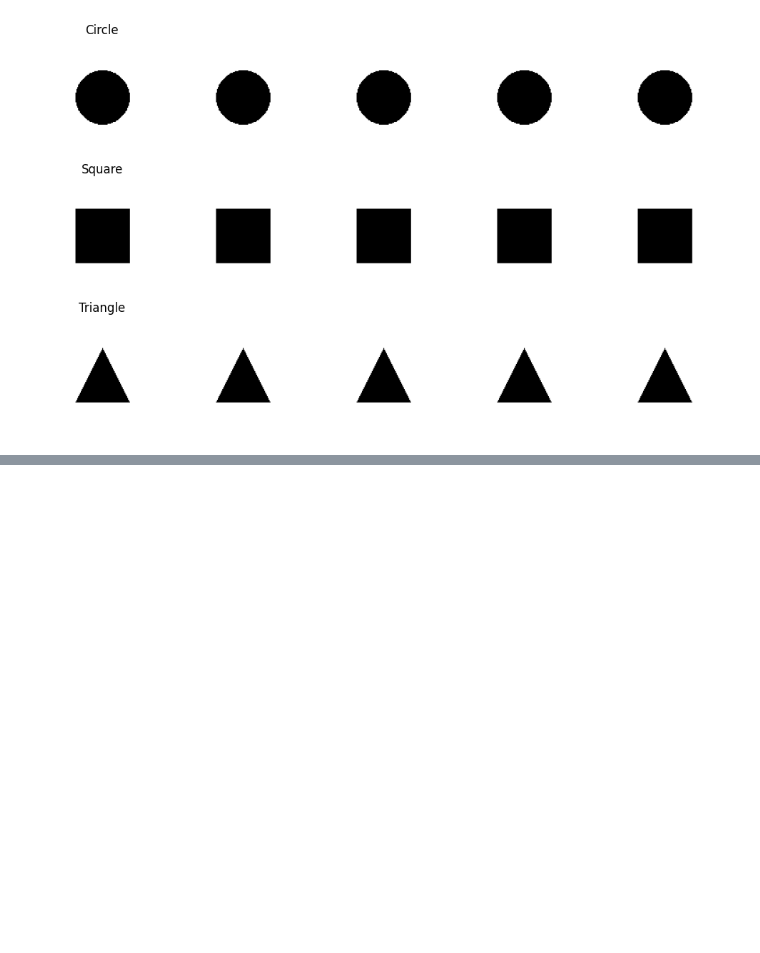
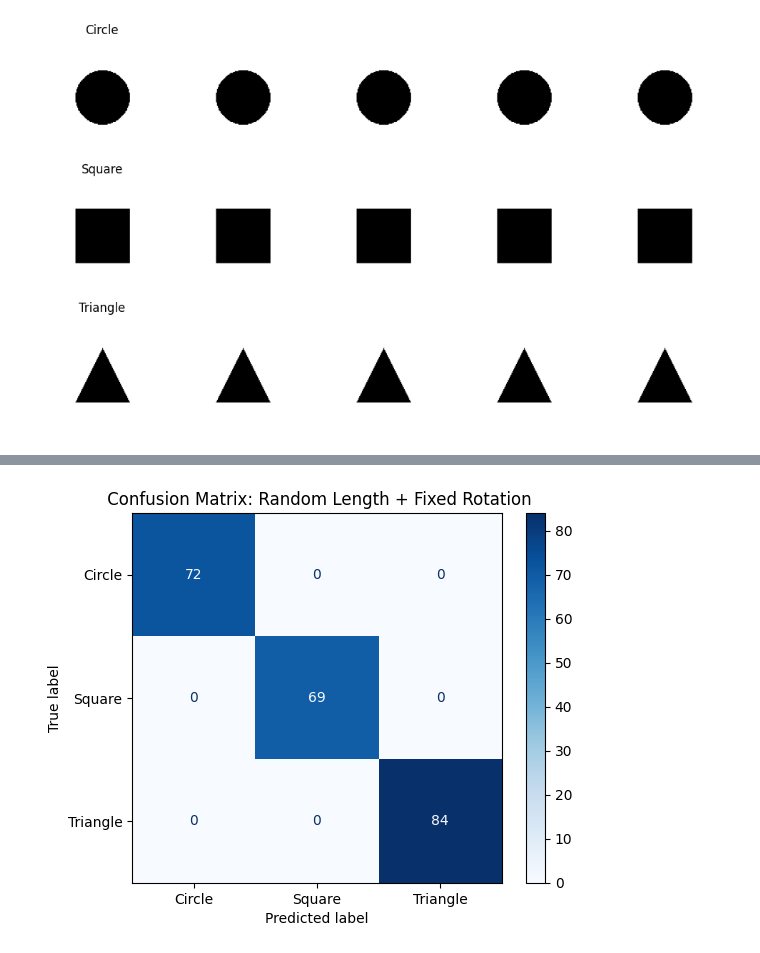
Before and after one commit to yasirusama61/ShapeClassifierPyTorch, a Jupyter notebook: Shape_Classifier.ipynb, the cells around one changed output, grey strips where cells are left out. Saved outputs shown, nothing was run; the diff lists cells and outputs as text; code cells hidden in the pictures; blank space fills up the shorter version.

```diff
--- a/Shape_Classifier.ipynb
+++ b/Shape_Classifier.ipynb
@@ -592,0 +950,97 @@ plt.show()
+# %%
+import torch
+from torch.utils.data import DataLoader, random_split
+from sklearn.metrics import confusion_matrix, ConfusionMatrixDisplay
+import matplotlib.pyplot as plt
+from torchvision import transforms
+from PIL import Image
+import os
+
+# === Config ===
+DATA_DIR = "data/random_length_fixed_rotation"
+CLASSES = ["Circle", "Square", "Triangle"]
+NUM_CLASSES = len(CLASSES)
+IMG_SIZE = 128
+BATCH_SIZE = 32
+DEVICE = torch.device("cuda" if torch.cuda.is_available() else "cpu")
+MODEL_PATH = "shape_classifier_random_length_fixed_rotation.pth"
+
+# === Transform ===
+transform = transforms.Compose([
+    transforms.Resize((IMG_SIZE, IMG_SIZE)),
+    transforms.ToTensor(),
+    transforms.Normalize([0.5]*3, [0.5]*3)
+])
+
+# === Dataset Class ===
+class ShapeDataset(torch.utils.data.Dataset):
+    def __init__(self, root_dir, transform=None):
+        self.samples = []
+        self.transform = transform
+        for label, cls in enumerate(CLASSES):
+            cls_dir = os.path.join(root_dir, cls)
+            for fname in os.listdir(cls_dir):
+                if fname.endswith(".png"):
+                    self.samples.append((os.path.join(cls_dir, fname), label))
+
+    def __len__(self):
+        return len(self.samples)
+
+    def __getitem__(self, idx):
+        path, label = self.samples[idx]
+        img = Image.open(path).convert("RGB")
+        if self.transform:
+            img = self.transform(img)
+        return img, label
+
+# === Load Dataset ===
+full_dataset = ShapeDataset(DATA_DIR, transform=transform)
+train_size = int(0.7 * len(full_dataset))
+val_size = int(0.15 * len(full_dataset))
+test_size = len(full_dataset) - train_size - val_size
+_, _, test_set = random_split(full_dataset, [train_size, val_size, test_size])
+test_loader = DataLoader(test_set, batch_size=BATCH_SIZE)
+
+# === Model ===
+class SimpleCNN(torch.nn.Module):
+    def __init__(self):
+        super(SimpleCNN, self).__init__()
+        self.net = torch.nn.Sequential(
+            torch.nn.Conv2d(3, 16, 3, padding=1), torch.nn.ReLU(), torch.nn.MaxPool2d(2),
+            torch.nn.Conv2d(16, 32, 3, padding=1), torch.nn.ReLU(), torch.nn.MaxPool2d(2),
+            torch.nn.Conv2d(32, 64, 3, padding=1), torch.nn.ReLU(), torch.nn.AdaptiveAvgPool2d(1),
+        )
+        self.classifier = torch.nn.Linear(64, NUM_CLASSES)
+
+    def forward(self, x):
+        x = self.net(x)
+        x = x.view(x.size(0), -1)
+        return self.classifier(x)
+
+# === Load Trained Model ===
+model = SimpleCNN().to(DEVICE)
+model.load_state_dict(torch.load(MODEL_PATH))
+model.eval()
+
+# === Evaluate and Collect Predictions ===
+all_preds = []
+all_labels = []
+
+with torch.no_grad():
+    for imgs, labels in test_loader:
+        imgs, labels = imgs.to(DEVICE), labels.to(DEVICE)
+        outputs = model(imgs)
+        _, preds = torch.max(outputs, 1)
+        all_preds.extend(preds.cpu().numpy())
+        all_labels.extend(labels.cpu().numpy())
+
+# === Confusion Matrix ===
+cm = confusion_matrix(all_labels, all_preds)
+disp = ConfusionMatrixDisplay(confusion_matrix=cm, display_labels=CLASSES)
+
+plt.figure(figsize=(6, 6))
+disp.plot(cmap="Blues", values_format='d')
+plt.title(" Confusion Matrix: Random Length + Fixed Rotation")
+plt.savefig("images/random_length_fixed_rotation_confusion.png")
+plt.show()
+# %% [output]
@@ -592,0 +1048 @@ plt.show()
+[figure, added]
```
Also changed, not shown: parts of 20 cells of this notebook.
